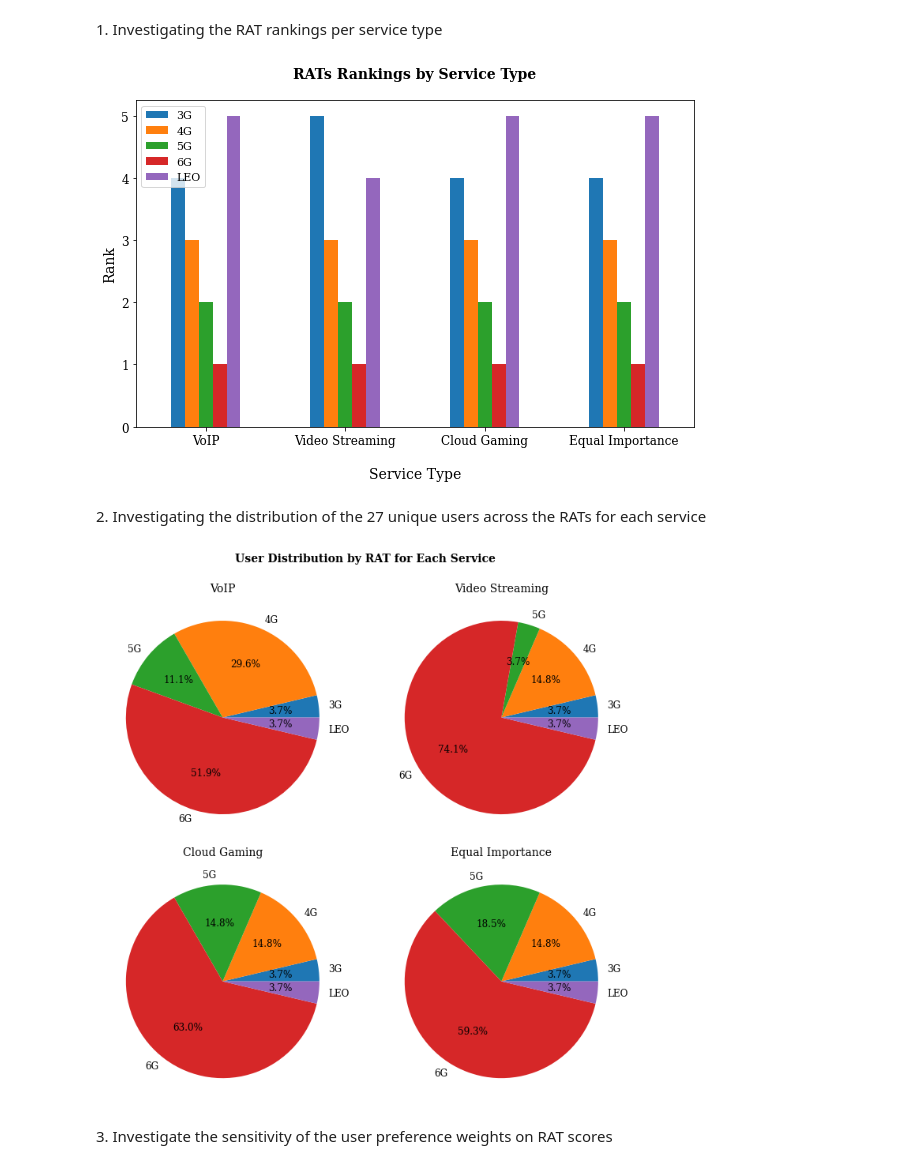
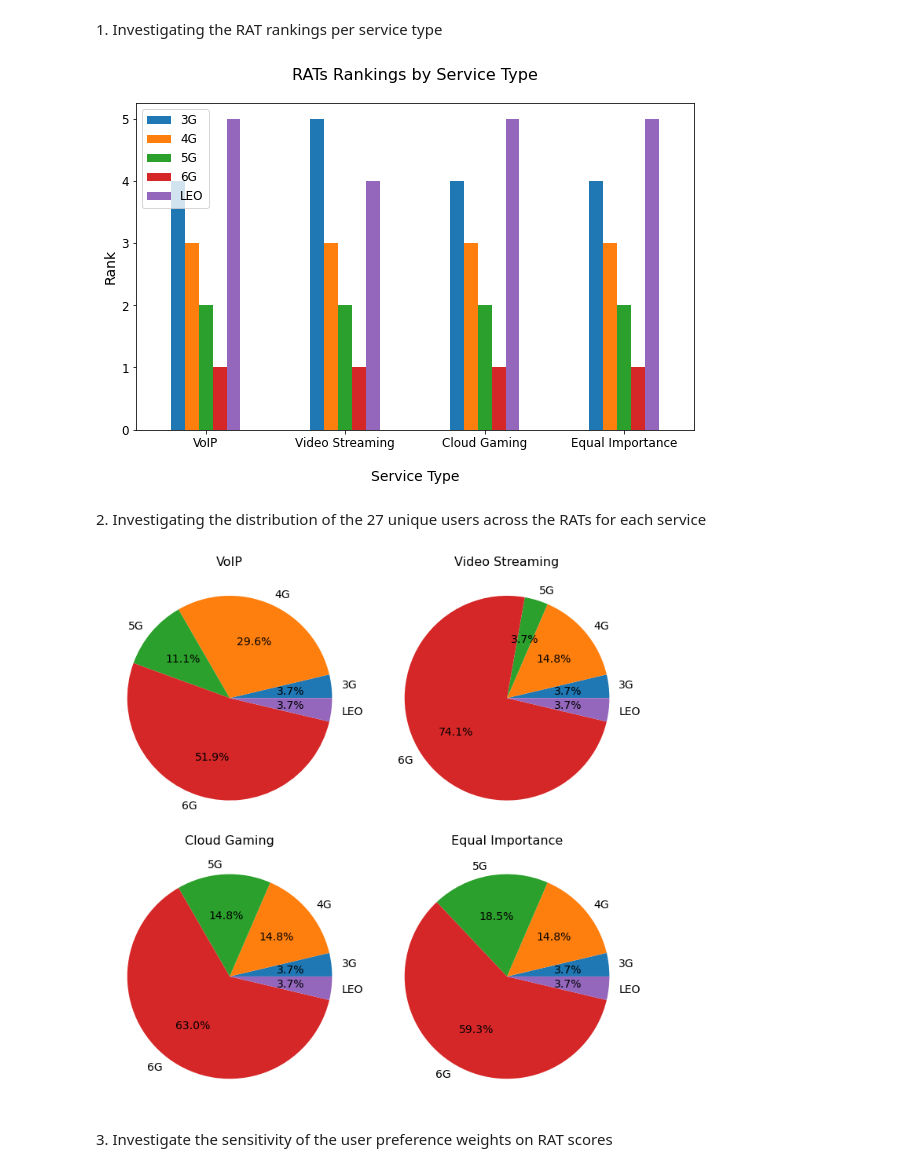
Before and after one commit to nkosinathintuli/hierarchical-NSA, a Jupyter notebook: hierarchical-nsa.ipynb, the cells around one changed output. Saved outputs shown, nothing was run; the diff lists cells and outputs as text; code cells hidden in the pictures.

```diff
--- a/hierarchical-nsa.ipynb
+++ b/hierarchical-nsa.ipynb
@@ -574,18 +574,18 @@ for i in range(no_services):
 df_rank = pd.DataFrame(rat_ranks, columns=RATs, index=s)
 #display(df_rank)
 df_rank.plot(kind='bar', figsize=(10, 6))
-plt.rc('font', family='serif')
-plt.title('RATs Rankings by Service Type\n', fontsize=14, fontweight='bold')
+#plt.rc('font', family='serif')
+plt.title('RATs Rankings by Service Type\n', fontsize=16)
 plt.ylabel('Rank', fontsize=14)
 plt.xlabel('\nService Type', fontsize=14)
 plt.xticks(rotation=0, fontsize=12)
 plt.yticks(fontsize=12)
-plt.legend(fontsize=11, loc='upper left')
+plt.legend(fontsize=12, loc='upper left')
 #plt.show()
 
 # Save the figure
-# filename = 'fig_01_rats_rankings.png'
-# plt.savefig(filename, dpi=300, bbox_inches='tight')
+filename = 'fig_01_rats_rankings.png'
+plt.savefig(filename, dpi=300, bbox_inches='tight')
 
 # # Display the saved image
 # display(Image(filename=filename))
@@ -593,7 +593,7 @@ plt.show()
 # Close the figure to free up memory
 plt.close()
 # %% [output]
-[figure, old version]
+[figure, new version]
 # %% [markdown]
 2\. Investigating the distribution of the 27 unique users across the RATs for each service
 # %%
@@ -611,30 +611,30 @@ df_user_rat = pd.DataFrame(usersperrat, columns=RATs, index=s) # RATs ranked 1 b
 # %%
 fig, axes = plt.subplots(nrows=2, ncols=2, figsize=(10, 10))
 
-plt.suptitle('User Distribution by RAT for Each Service\n', fontsize=14, fontweight='bold')
+#plt.suptitle('User Distribution by RAT for Each Service\n', fontsize=15)
 for i, service in enumerate(s):
     row = i // 2
     col = i % 2
     ax = axes[row, col]
 
     # Create the pie chart
-    ax.pie(usersperrat[i], labels=RATs, autopct='%1.1f%%', textprops={'fontsize': 12})
-    ax.set_title(f'{service}', fontsize=14)
+    ax.pie(usersperrat[i], labels=RATs, autopct='%1.1f%%', textprops={'fontsize': 14})
+    ax.set_title(f'{service}', fontsize=16)
 
 
 plt.tight_layout()
 
 # Save the figure
-# filename = 'fig_02_user_distribution.png'
-# plt.savefig(filename, dpi=300, bbox_inches='tight')
+filename = 'fig_02_user_distribution.png'
+plt.savefig(filename, dpi=300, bbox_inches='tight')
 
-# # Display the saved image
-# display(Image(filename=filename))
+# Display the saved image
+#display(Image(filename=filename))
 plt.show()
 # Close the figure to free up memory
 plt.close()
 # %% [output]
-[figure, old version]
+[figure, new version]
 # %% [markdown]
 3\. Investigate the sensitivity of the user preference weights on RAT scores
 # %%
```
Also changed, not shown: parts of 4 cells of this notebook, 1 other file.
